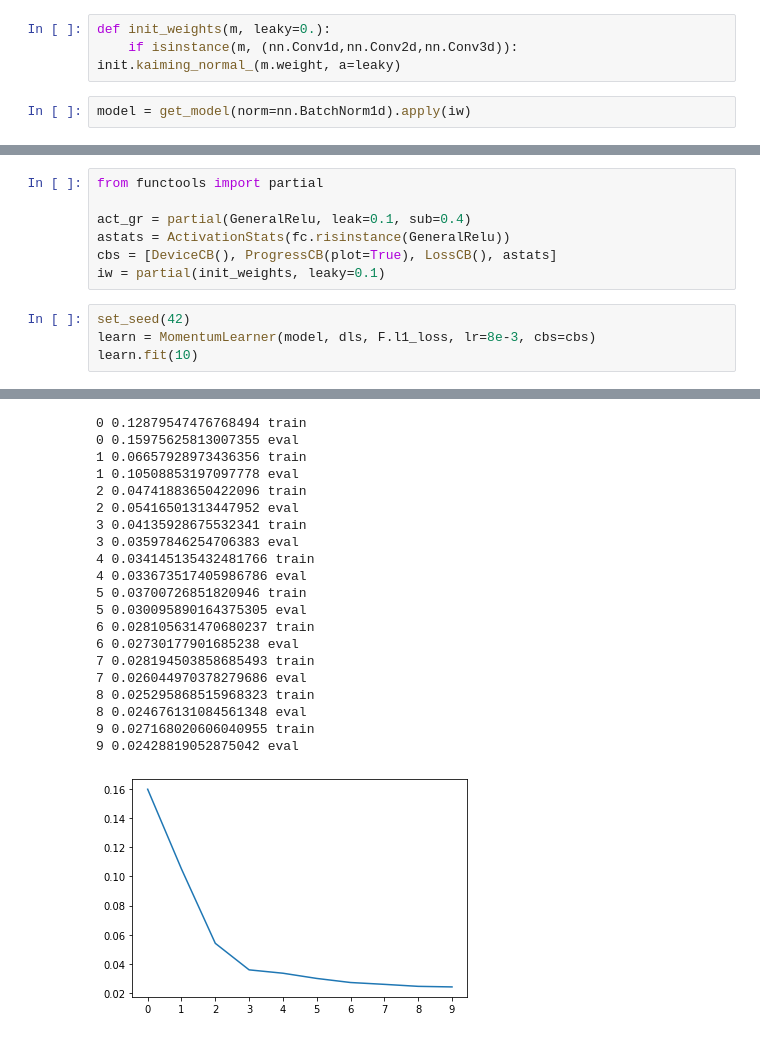
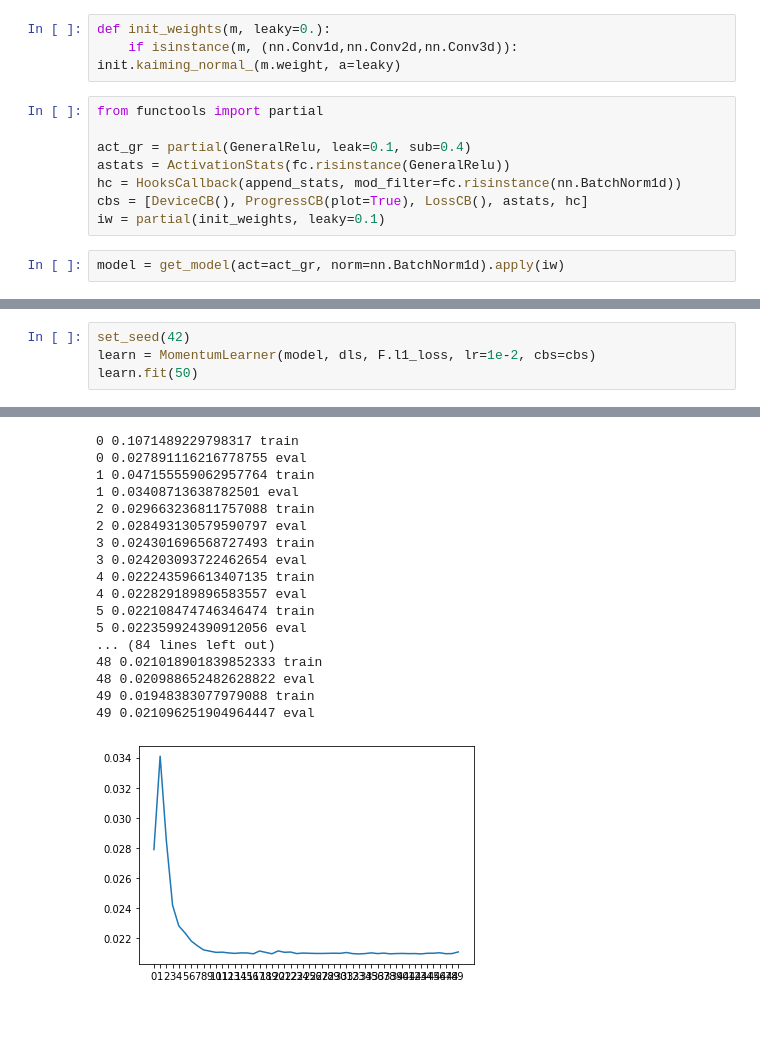
Before and after one commit to hemant0591/NeurIPS2025, a Jupyter notebook: Proper_init.ipynb, the cells around one changed output, grey strips where cells are left out. Cells and saved outputs as stored; diff of their text form.

```diff
--- a/Proper_init.ipynb
+++ b/Proper_init.ipynb
@@ -322,8 +322,16 @@ def get_model(act=nn.ReLU, nfs=None, norm=None):
 # %%
 def init_weights(m, leaky=0.):
     if isinstance(m, (nn.Conv1d,nn.Conv2d,nn.Conv3d)): init.kaiming_normal_(m.weight, a=leaky)
+# %%
+from functools import partial
+
+act_gr = partial(GeneralRelu, leak=0.1, sub=0.4)
+astats = ActivationStats(fc.risinstance(GeneralRelu))
+hc = HooksCallback(append_stats, mod_filter=fc.risinstance(nn.BatchNorm1d))
+cbs = [DeviceCB(), ProgressCB(plot=True), LossCB(), astats, hc]
+iw = partial(init_weights, leaky=0.1)
 # %%
-model = get_model(norm=nn.BatchNorm1d).apply(iw)
+model = get_model(act=act_gr, norm=nn.BatchNorm1d).apply(iw)
 # %%
 model
 # %% [output]
@@ -344,37 +352,27 @@ Sequential(
     (0): Linear(in_features=32, out_features=1, bias=True)
   )
 )
-# %%
-from functools import partial
-
-act_gr = partial(GeneralRelu, leak=0.1, sub=0.4)
-astats = ActivationStats(fc.risinstance(GeneralRelu))
-cbs = [DeviceCB(), ProgressCB(plot=True), LossCB(), astats]
-iw = partial(init_weights, leaky=0.1)
 # %%
 set_seed(42)
-learn = MomentumLearner(model, dls, F.l1_loss, lr=8e-3, cbs=cbs)
-learn.fit(10)
+learn = MomentumLearner(model, dls, F.l1_loss, lr=1e-2, cbs=cbs)
+learn.fit(50)
 # %% [output]
 [interactive output not drawn]
-0 0.12879547476768494 train
-0 0.15975625813007355 eval
-1 0.06657928973436356 train
-1 0.10508853197097778 eval
-2 0.04741883650422096 train
-2 0.05416501313447952 eval
-3 0.04135928675532341 train
-3 0.03597846254706383 eval
-4 0.034145135432481766 train
-4 0.033673517405986786 eval
-5 0.03700726851820946 train
-5 0.030095890164375305 eval
-6 0.028105631470680237 train
-6 0.02730177901685238 eval
-7 0.028194503858685493 train
-7 0.026044970378279686 eval
-8 0.025295868515968323 train
-8 0.024676131084561348 eval
-9 0.027168020606040955 train
-9 0.02428819052875042 eval
+0 0.1071489229798317 train
+0 0.027891116216778755 eval
+1 0.047155559062957764 train
+1 0.03408713638782501 eval
+2 0.029663236811757088 train
+2 0.028493130579590797 eval
+3 0.024301696568727493 train
+3 0.024203093722462654 eval
+4 0.022243596613407135 train
+4 0.022829189896583557 eval
+5 0.022108474746346474 train
+5 0.022359924390912056 eval
+... (84 lines left out)
+48 0.021018901839852333 train
+48 0.020988652482628822 eval
+49 0.01948383077979088 train
+49 0.021096251904964447 eval
-[figure, old version]
+[figure, new version]
```
Also changed, not shown: parts of 9 cells of this notebook, 1 other file.
